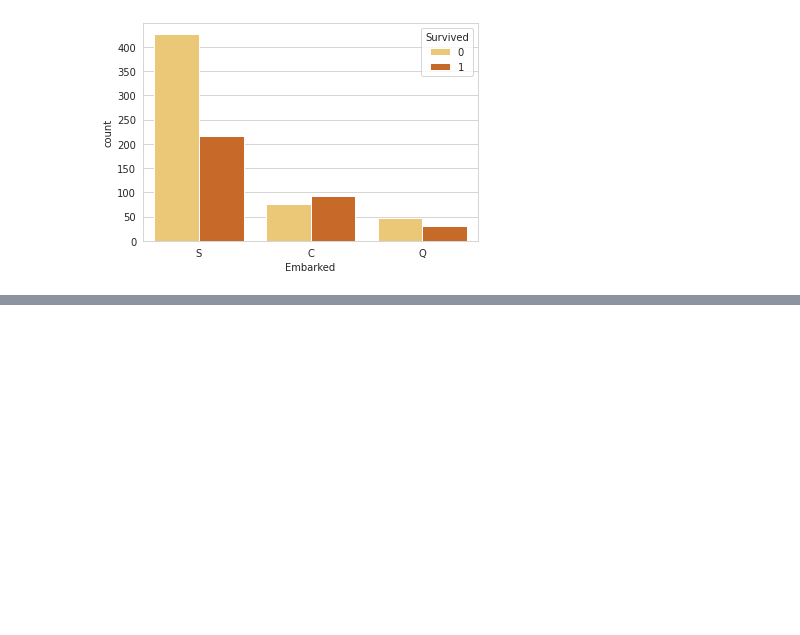
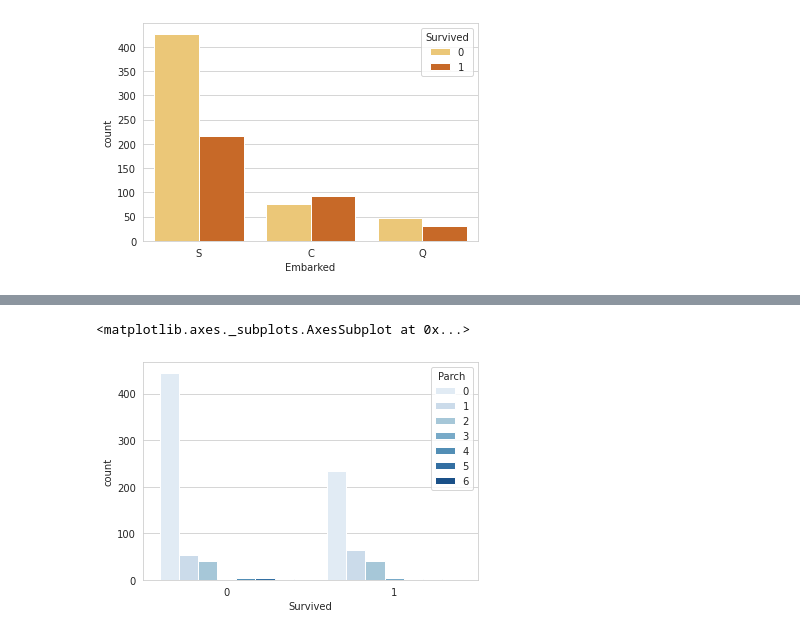
Before and after one commit to hollyplank/Essex-Group-2, a Jupyter notebook: Titanic.ipynb, the cells around one changed output, grey strips where cells are left out. Cells and saved outputs as stored; diff of their text form; code cells hidden in the pictures; blank space fills up the shorter version.

```diff
--- a/Titanic.ipynb
+++ b/Titanic.ipynb
@@ -156,0 +158,7 @@ NameError: ignored
+# %%
+#This shows a chart that displays the number of people who survived and how many parents or children they had
+sns.set_style('whitegrid')
+sns.countplot(x = 'Survived', hue = "Parch",palette="Blues", data = train)
+# %% [output]
+<matplotlib.axes._subplots.AxesSubplot at 0x...>
+[figure, added]
```
Also changed, not shown: parts of 4 cells of this notebook.
